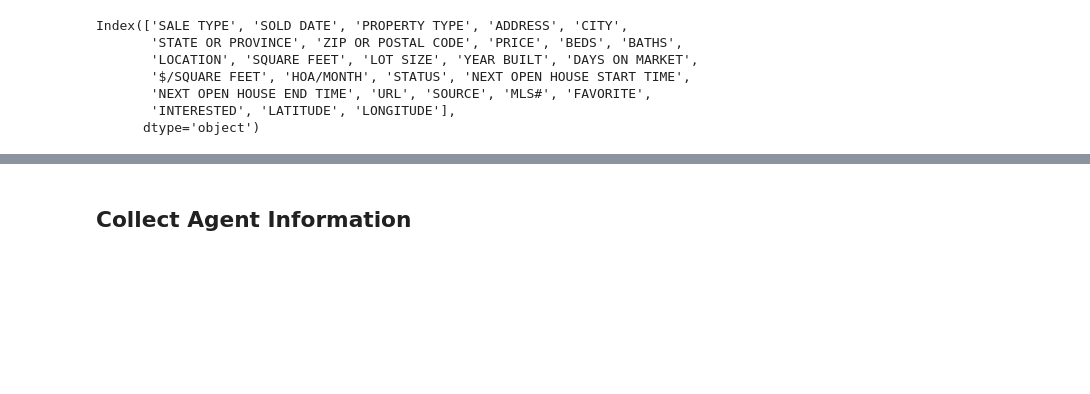
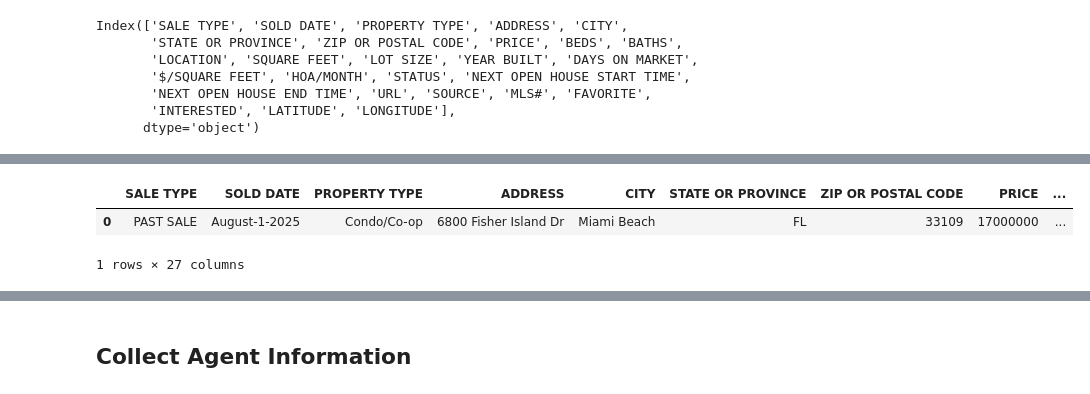
Before and after one commit to trd-digital/trd-news-interactive-maps, a Jupyter notebook: MiamiDade_County_condo_sales_week_ending_08042025/CondoSales08042025.ipynb, the cells around one changed output, grey strips where cells are left out. Drawn from its saved outputs; the diff is of its cells as text; code cells hidden in the pictures; blank space fills up the shorter version.

```diff
--- a/MiamiDade_County_condo_sales_week_ending_08042025/CondoSales08042025.ipynb
+++ b/MiamiDade_County_condo_sales_week_ending_08042025/CondoSales08042025.ipynb
@@ -71,27 +106,34 @@ df.head(1)
 # %%
-# new_row = {'SALE TYPE':'PAST SALE','SOLD DATE':'PLACEHOLDER',
-#           'PROPERTY TYPE':'Condo/Co-op',
-#           'ADDRESS':'PLACEHOLDER',
-#           'CITY':'PLACEHOLDER',
-#           'STATE OR PROVINCE':'FL',
-#           'ZIP OR POSTAL CODE':'PLACEHOLDER',
-#           'PRICE':99999999999,
-#           'BEDS':9999999999,
-#           'BATHS':999999999,
-#           'LOCATION':'PLACEHOLDER',
-#           'SQUARE FEET':9999999999,
-#           'LOT SIZE':None,
-#           'YEAR BUILT':'PLACEHOLDER',
-#           'DAYS ON MARKET':None,
-#           '$/SQUARE FEET':9999999999,
-#           'HOA/MONTH':999999999,
-#           'STATUS':'Sold',
-#           'NEXT OPEN HOUSE START TIME':'PLACEHOLDER',
-#           'NEXT OPEN HOUSE END TIME':'PLACEHOLDER',
-#           'URL':'Manual Entry',
-#           'SOURCE':'Manual Entry',
-#           'MLS#':'Manual Entry',
-#           'FAVORITE':'N',
-#           'INTERESTED':'Y',
-#           'LATITUDE':99.999999999,
-#           'LONGITUDE':99.999999999}
+new_row = {'SALE TYPE':'PAST SALE','SOLD DATE':'August-1-2025',
+          'PROPERTY TYPE':'Condo/Co-op',
+          'ADDRESS':'6800 Fisher Island Dr',
+          'CITY':'Miami Beach',
+          'STATE OR PROVINCE':'FL',
+          'ZIP OR POSTAL CODE':'33109',
+          'PRICE':17_000_000,
+          'BEDS':4,
+          'BATHS':4.5,
+          'LOCATION':'Palazzo Della Luna',
+          'SQUARE FEET':4420,
+          'LOT SIZE':None,
+          'YEAR BUILT':'2019',
+          'DAYS ON MARKET':None,
+          '$/SQUARE FEET':3_846,
+          'HOA/MONTH':13_712,
+          'STATUS':'Sold',
+          'NEXT OPEN HOUSE START TIME':'PLACEHOLDER',
+          'NEXT OPEN HOUSE END TIME':'PLACEHOLDER',
+          'URL':'https://www.redfin.com/FL/Miami-Beach/6800-Fisher-Island-Dr-6881-33109/unit-6881/home/170955767',
+          'SOURCE':'Manual Entry',
+          'MLS#':'A11729190',
+          'FAVORITE':'N',
+          'INTERESTED':'Y',
+          'LATITUDE':25.763950636622493,
+          'LONGITUDE':-80.13833487686588}
+
+new_row_df = pd.DataFrame(new_row,index=[0])
+new_row_df
+# %% [output]
+|  | SALE TYPE | SOLD DATE | PROPERTY TYPE | ADDRESS | CITY | STATE OR PROVINCE | ZIP OR POSTAL CODE | PRICE | ... |
+| 0 | PAST SALE | August-1-2025 | Condo/Co-op | 6800 Fisher Island Dr | Miami Beach | FL | 33109 | 17000000 | ... |
+1 rows × 27 columns
```
Also changed, not shown: parts of 15 cells of this notebook, 7 other files.
